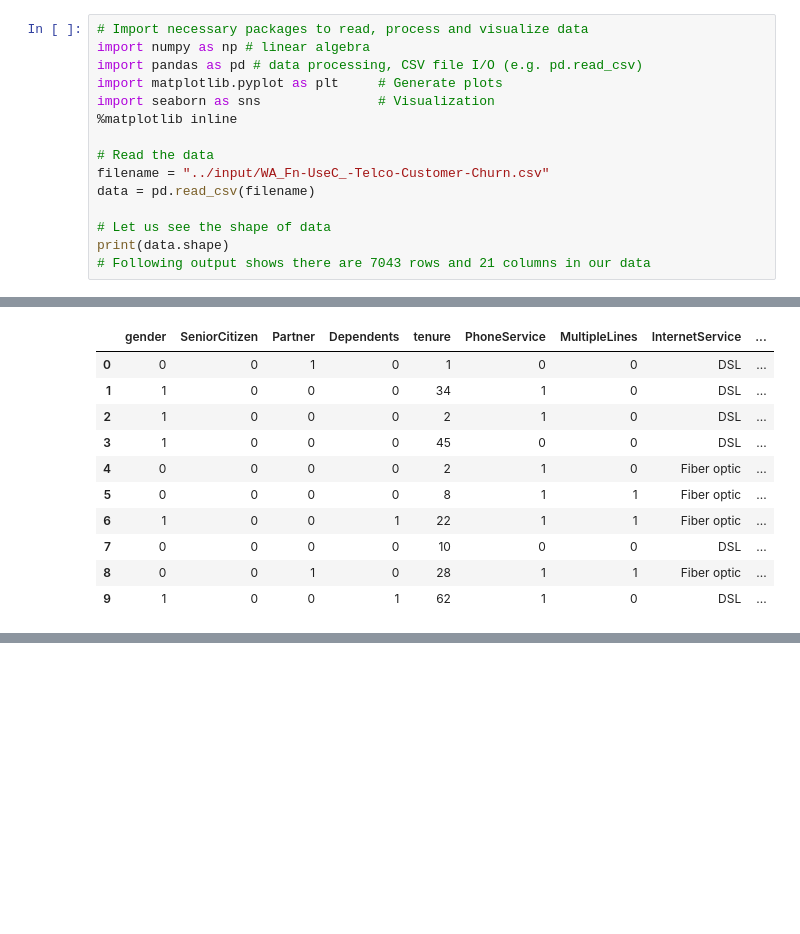
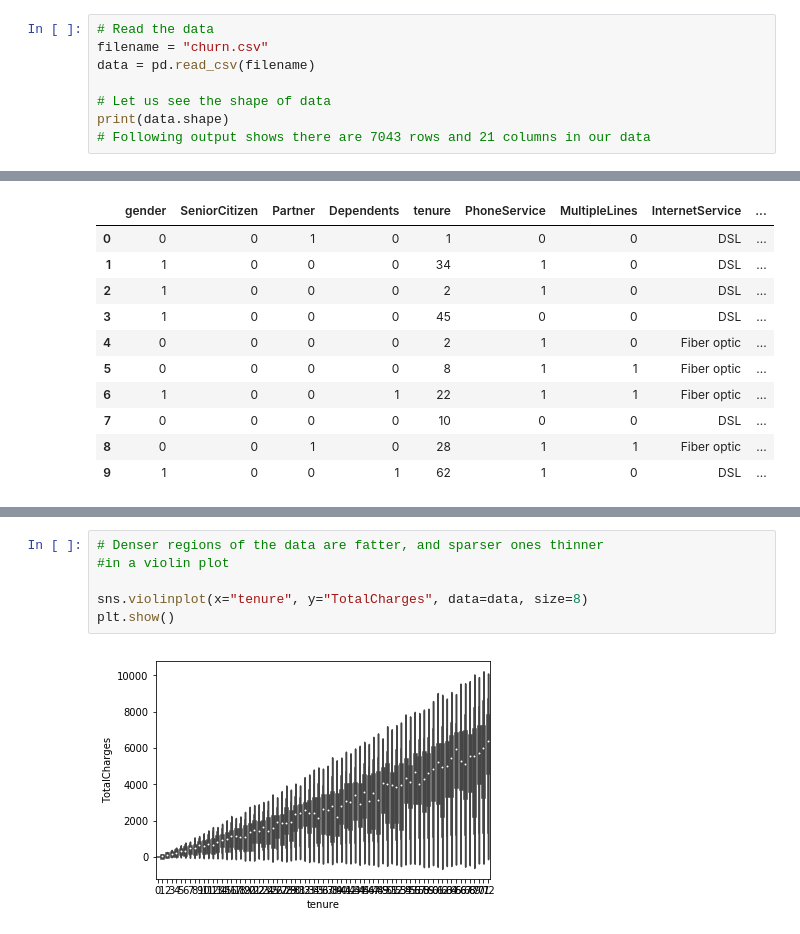
Before and after one commit to unicorn-io/eda-taskphase-vishesh, a Jupyter notebook: Telco_Churn.ipynb, the cells around one changed output, grey strips where cells are left out. Saved outputs shown, nothing was run; the diff lists cells and outputs as text; blank space fills up the shorter version.

```diff
--- a/Telco_Churn.ipynb
+++ b/Telco_Churn.ipynb
@@ -9,13 +12,6 @@ This notebook covers following contents -
 # %%
-# Import necessary packages to read, process and visualize data
-import numpy as np # linear algebra
-import pandas as pd # data processing, CSV file I/O (e.g. pd.read_csv)
-import matplotlib.pyplot as plt     # Generate plots
-import seaborn as sns               # Visualization
-%matplotlib inline
-
 # Read the data
-filename = "../input/WA_Fn-UseC_-Telco-Customer-Churn.csv"
+filename = "churn.csv"
 data = pd.read_csv(filename)
 
 # Let us see the shape of data
@@ -214,0 +216,8 @@ sns.pairplot(data[highCorrCols], hue = 'Churn')
+# %%
+# Denser regions of the data are fatter, and sparser ones thinner
+#in a violin plot
+
+sns.violinplot(x="tenure", y="TotalCharges", data=data, size=8)
+plt.show()
+# %% [output]
+[figure, added]
```
Also changed, not shown: parts of 20 cells of this notebook, 1 other file.
